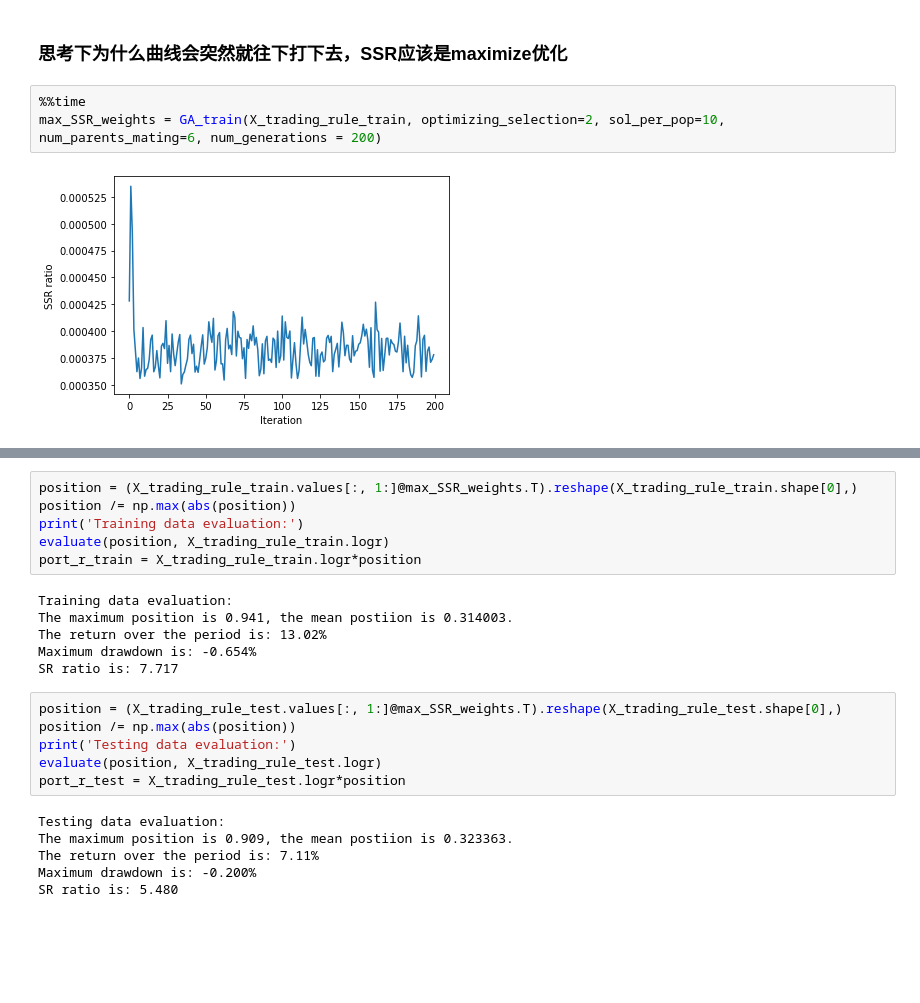
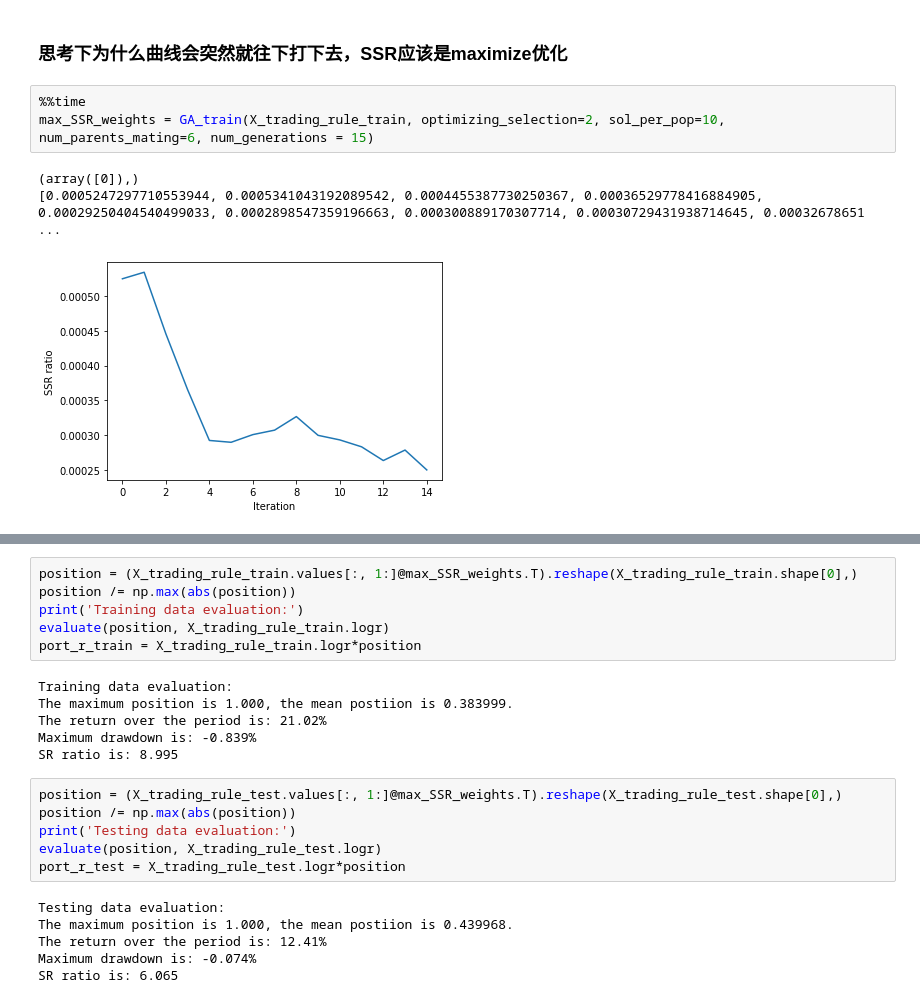
Before and after one commit to deep-forex-trading-group/Rule-based-forex-trading-system, a Jupyter notebook: AUDUSDM5.ipynb, the cells around one changed output, grey strips where cells are left out. Saved outputs shown, nothing was run; the diff lists cells and outputs as text; blank space fills up the shorter version.

```diff
--- a/AUDUSDM5.ipynb
+++ b/AUDUSDM5.ipynb
@@ -73,6 +68,8 @@ def evaluate(position, logr):
 ### 思考下为什么曲线会突然就往下打下去，SSR应该是maximize优化
 # %%
 %%time
-max_SSR_weights = GA_train(X_trading_rule_train, optimizing_selection=2, sol_per_pop=10, num_parents_mating=6, num_generations = 200)
+max_SSR_weights = GA_train(X_trading_rule_train, optimizing_selection=2, sol_per_pop=10, num_parents_mating=6, num_generations = 15)
 # %% [output]
+(array([0]),)
+[0.0005247297710553944, 0.0005341043192089542, 0.0004455387730250367, 0.00036529778416884905, 0.00029250404540499033, 0.0002898547359196663, 0.000300889170307714, 0.00030729431938714645, 0.00032678651 ...
-[figure, old version]
+[figure, new version]
@@ -86,10 +83,10 @@ evaluate(position, X_trading_rule_train.logr)
 port_r_train = X_trading_rule_train.logr*position
 # %% [output]
 Training data evaluation:
-The maximum position is 0.941, the mean postiion is 0.314003.
-The return over the period is: 13.02%
-Maximum drawdown is: -0.654%
-SR ratio is: 7.717
+The maximum position is 1.000, the mean postiion is 0.383999.
+The return over the period is: 21.02%
+Maximum drawdown is: -0.839%
+SR ratio is: 8.995
 # %%
 position = (X_trading_rule_test.values[:, 1:]@max_SSR_weights.T).reshape(X_trading_rule_test.shape[0],)
 position /= np.max(abs(position))
@@ -98,10 +95,10 @@ evaluate(position, X_trading_rule_test.logr)
 port_r_test = X_trading_rule_test.logr*position
 # %% [output]
 Testing data evaluation:
-The maximum position is 0.909, the mean postiion is 0.323363.
-The return over the period is: 7.11%
-Maximum drawdown is: -0.200%
-SR ratio is: 5.480
+The maximum position is 1.000, the mean postiion is 0.439968.
+The return over the period is: 12.41%
+Maximum drawdown is: -0.074%
+SR ratio is: 6.065
 # %%
 plt.plot(range(len(port_r_train)), port_r_train.cumsum(), label='training')
 plt.plot(range(len(port_r_test)), port_r_test.cumsum(), label='testing')
```
Also changed, not shown: parts of 5 cells of this notebook, 12 other files.
